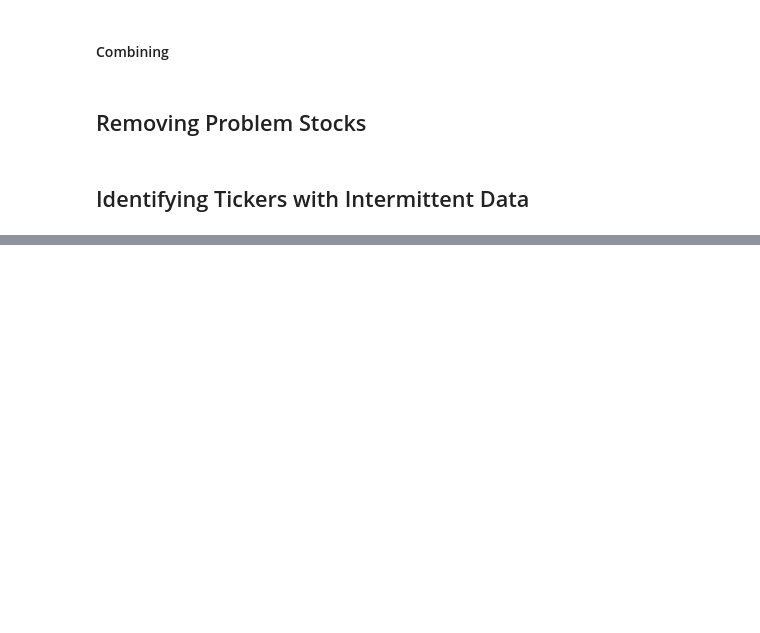
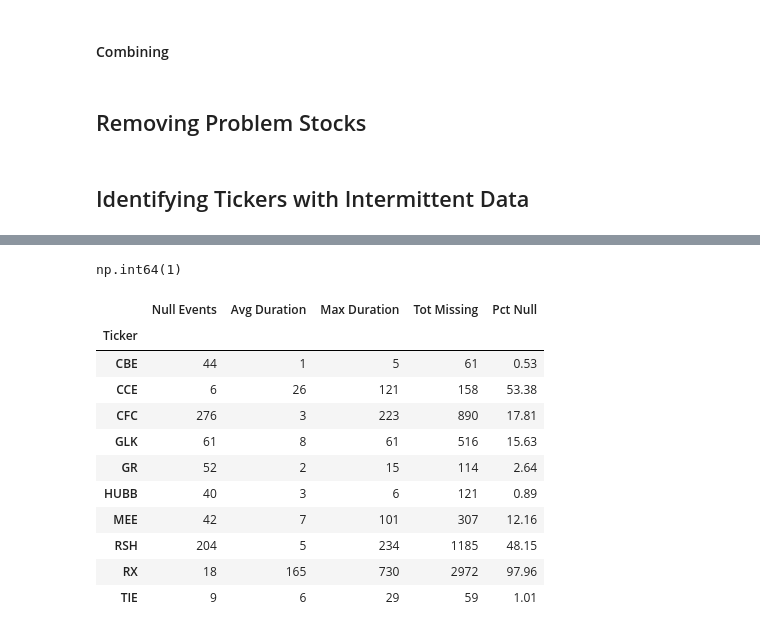
Before and after one commit to JamieW365/trading_algos, a Jupyter notebook: notebooks/data processing/identifying_outliers.ipynb, the cells around one changed output, grey strips where cells are left out. Saved outputs shown, nothing was run; the diff lists cells and outputs as text; code cells hidden in the pictures; blank space fills up the shorter version.

```diff
--- a/notebooks/data processing/identifying_outliers.ipynb
+++ b/notebooks/data processing/identifying_outliers.ipynb
@@ -369,0 +430,29 @@ plt.show()
+# %%
+df_stocks['ABS'].loc[df_stocks['ABS'].first_valid_index(): df_stocks['ABS'].last_valid_index()].isna().sum()
+# %% [output]
+np.int64(1)
+# %%
+def smooth(s : pd.Series):
+
+    start = s.first_valid_index()
+    end = s.last_valid_index()
+    s_valid = s.loc[start: end]
+
+    return s_valid.fillna(s_valid.rolling(window=5, min_periods=1).median())
+# %%
+df_stocks[smooth_tickers] = df_stocks[smooth_tickers].apply(smooth)
+# %%
+nulls_summary(df_stocks)
+# %% [output]
+|  | Null Events | Avg Duration | Max Duration | Tot Missing | Pct Null |
+| Ticker |  |  |  |  |  |
+| CBE | 44 | 1 | 5 | 61 | 0.53 |
+| CCE | 6 | 26 | 121 | 158 | 53.38 |
+| CFC | 276 | 3 | 223 | 890 | 17.81 |
+| GLK | 61 | 8 | 61 | 516 | 15.63 |
+| GR | 52 | 2 | 15 | 114 | 2.64 |
+| HUBB | 40 | 3 | 6 | 121 | 0.89 |
+| MEE | 42 | 7 | 101 | 307 | 12.16 |
+| RSH | 204 | 5 | 234 | 1185 | 48.15 |
+| RX | 18 | 165 | 730 | 2972 | 97.96 |
+| TIE | 9 | 6 | 29 | 59 | 1.01 |
```
Also changed, not shown: parts of 14 cells of this notebook.
